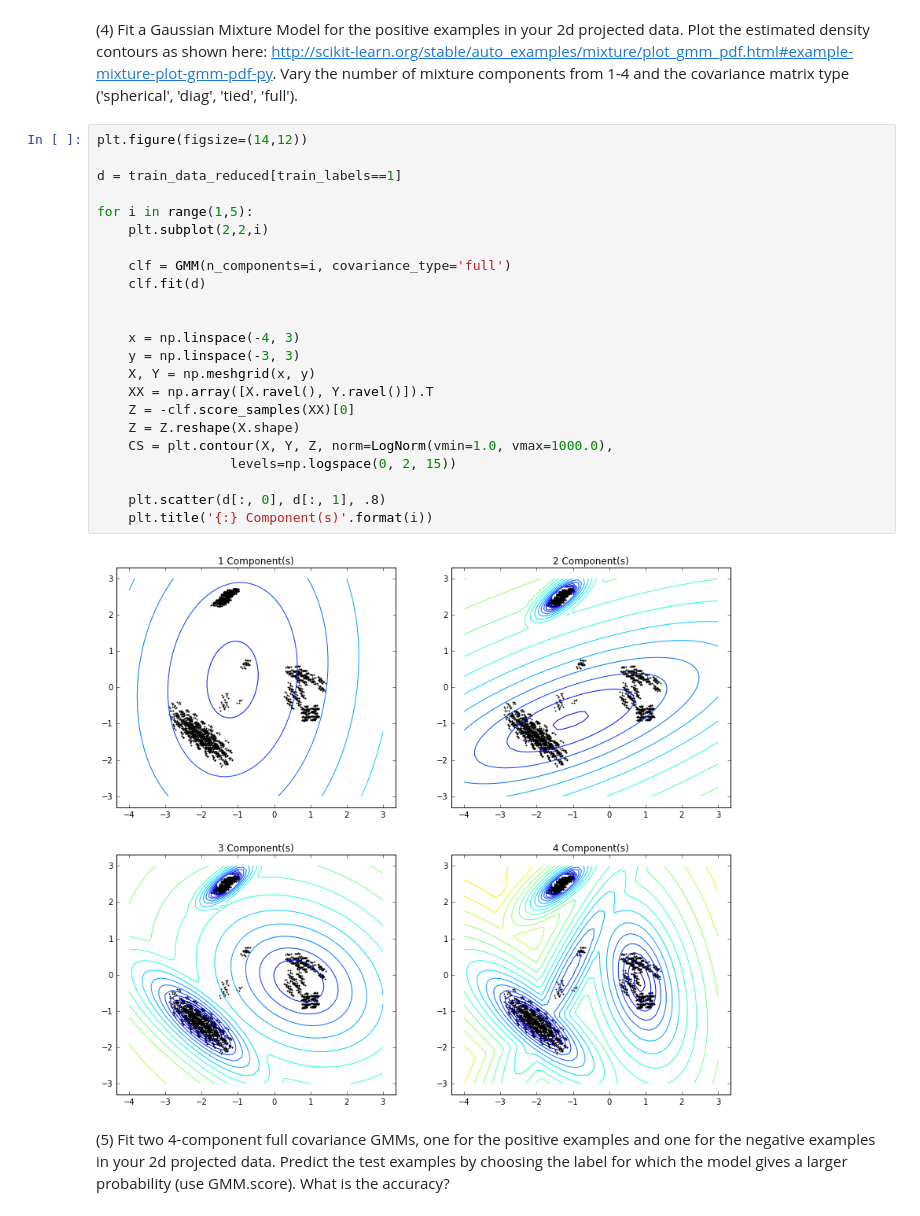
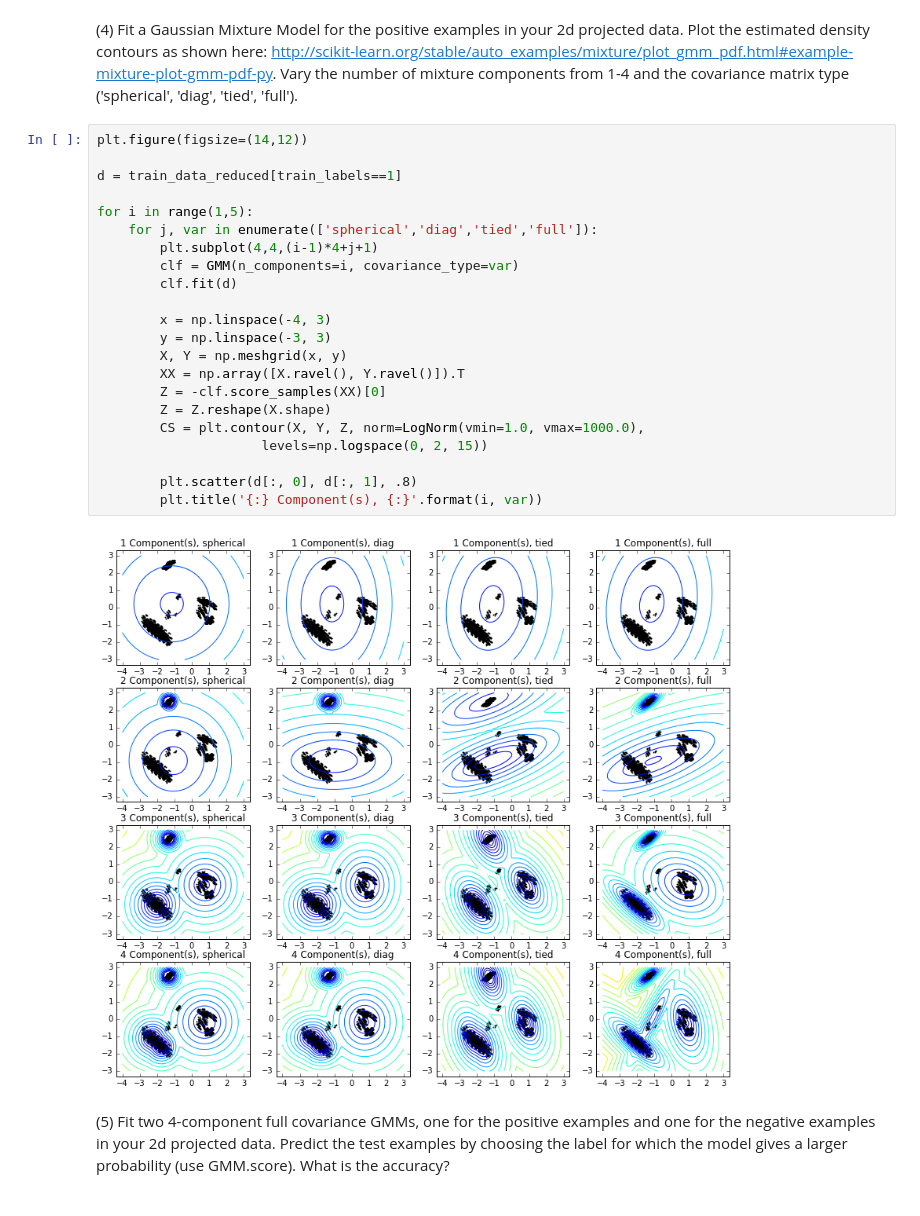
Before and after one commit to dlin17/w207, a Jupyter notebook: darren_lin_p3.ipynb, the cells around one changed output. Drawn from its saved outputs; the diff is of its cells as text.

```diff
--- a/darren_lin_p3.ipynb
+++ b/darren_lin_p3.ipynb
@@ -119,28 +119,27 @@ for k in range(1,17):
 # %%
 plt.figure(figsize=(14,12))
 
 d = train_data_reduced[train_labels==1]
 
 for i in range(1,5):
-    plt.subplot(2,2,i)
+    for j, var in enumerate(['spherical','diag','tied','full']):
+        plt.subplot(4,4,(i-1)*4+j+1)
+        clf = GMM(n_components=i, covariance_type=var)
+        clf.fit(d)
 
-    clf = GMM(n_components=i, covariance_type='full')
-    clf.fit(d)
+        x = np.linspace(-4, 3)
+        y = np.linspace(-3, 3)
+        X, Y = np.meshgrid(x, y)
+        XX = np.array([X.ravel(), Y.ravel()]).T
+        Z = -clf.score_samples(XX)[0]
+        Z = Z.reshape(X.shape)
+        CS = plt.contour(X, Y, Z, norm=LogNorm(vmin=1.0, vmax=1000.0),
+                     levels=np.logspace(0, 2, 15))
 
-
-    x = np.linspace(-4, 3)
-    y = np.linspace(-3, 3)
-    X, Y = np.meshgrid(x, y)
-    XX = np.array([X.ravel(), Y.ravel()]).T
-    Z = -clf.score_samples(XX)[0]
-    Z = Z.reshape(X.shape)
-    CS = plt.contour(X, Y, Z, norm=LogNorm(vmin=1.0, vmax=1000.0),
-                 levels=np.logspace(0, 2, 15))
-
-    plt.scatter(d[:, 0], d[:, 1], .8)
-    plt.title('{:} Component(s)'.format(i))
+        plt.scatter(d[:, 0], d[:, 1], .8)
+        plt.title('{:} Component(s), {:}'.format(i, var))
 # %% [output]
-[figure, old version]
+[figure, new version]
 # %% [markdown]
 (5) Fit two 4-component full covariance GMMs, one for the positive examples and one for the negative examples in your 2d projected data. Predict the test examples by choosing the label for which the model gives a larger probability (use GMM.score). What is the accuracy?
 # %%
```
Also changed, not shown: parts of 1 cell of this notebook.
